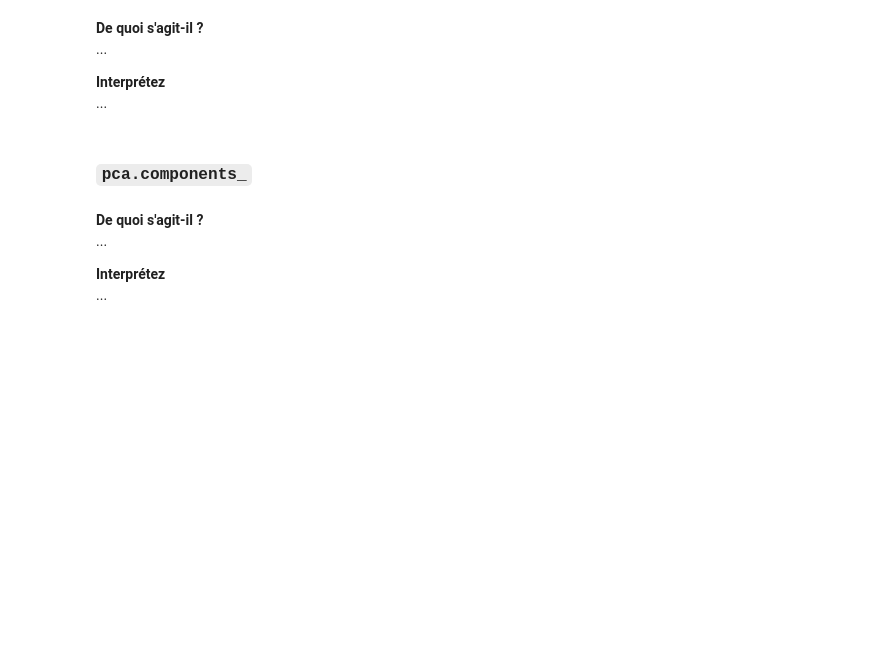
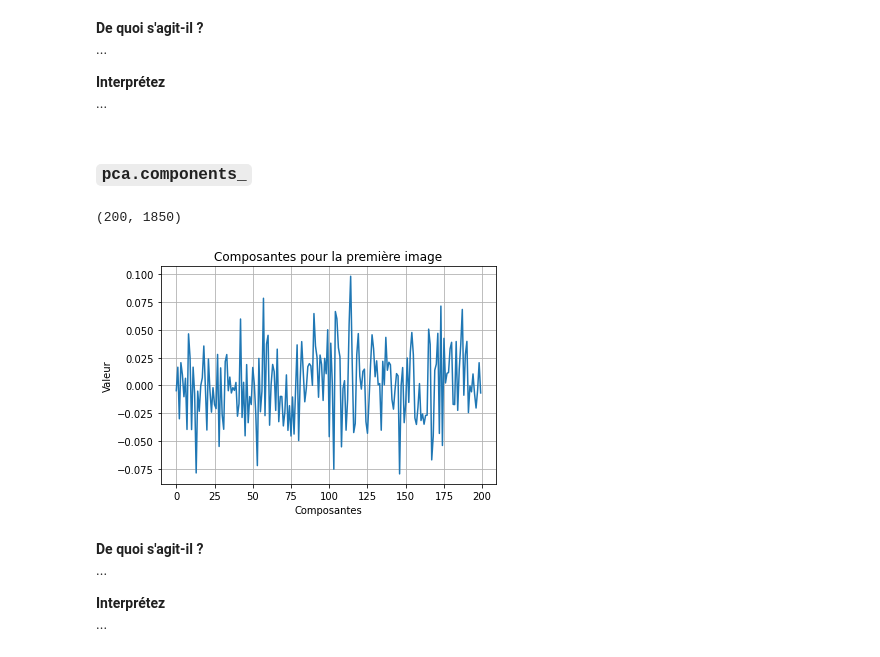
Before and after one commit to Alexandre0702/TP-Analyse-multidimentionnelle, a Jupyter notebook: TP2_sklearn.ipynb, the cells around one changed output. Drawn from its saved outputs; the diff is of its cells as text; code cells hidden in the pictures; blank space fills up the shorter version.

Commit message:
TP2 Avancement jusqu'aux composantes

```diff
--- a/TP2_sklearn.ipynb
+++ b/TP2_sklearn.ipynb
@@ -386,10 +384,17 @@ __Interprétez__
 ### `pca.components_`
 # %%
 # Commencez par en affichez la dimension
-...
+print(pca.components_.shape)
 
 # Cela devrait vous rappeler quelque chose. Affichez.
-...
+plt.plot(pca.components_[:,0])
+plt.title('Composantes pour la première image')
+plt.xlabel('Composantes')
+plt.ylabel('Valeur')
+plt.grid()
+# %% [output]
+(200, 1850)
+[figure, added]
 # %% [markdown]
 __De quoi s'agit-il ?__
 ...
```
Also changed, not shown: parts of 1 cell of this notebook.
